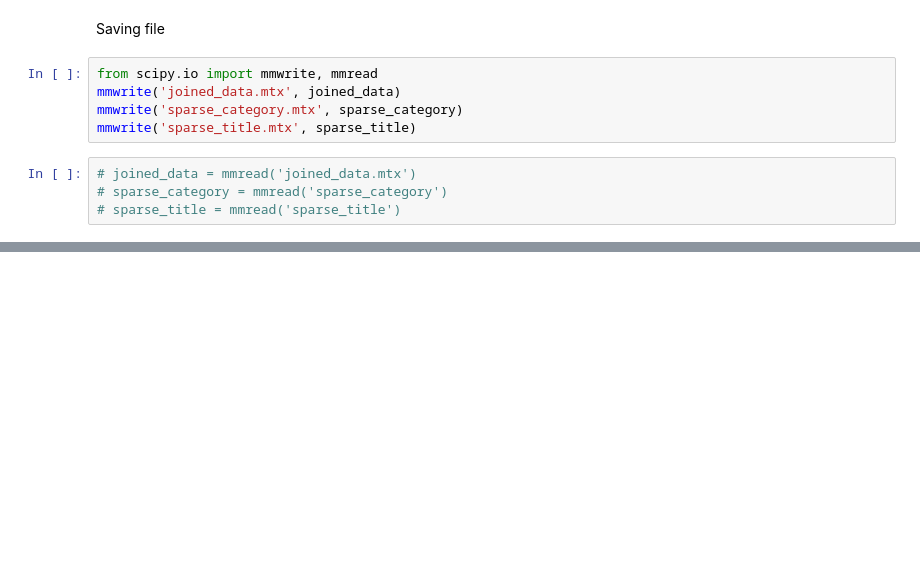
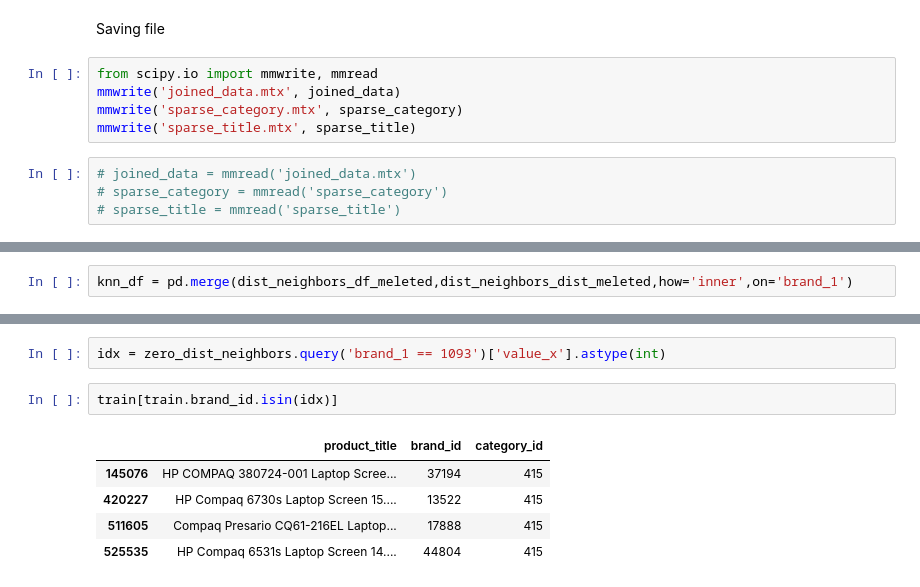
Before and after one commit to vumaasha/datamonster, a Jupyter notebook: notebooks/shanmuga.ipynb, the cells around one changed output, grey strips where cells are left out. Saved outputs shown, nothing was run; the diff lists cells and outputs as text; blank space fills up the shorter version.

```diff
--- a/notebooks/shanmuga.ipynb
+++ b/notebooks/shanmuga.ipynb
@@ -411,0 +217,2 @@ tree = KDTree(cat_brands_pivot.values, leaf_size=2)
+# %%
+knn_df = pd.merge(dist_neighbors_df_meleted,dist_neighbors_dist_meleted,how='inner',on='brand_1')
@@ -411,0 +234,10 @@ tree = KDTree(cat_brands_pivot.values, leaf_size=2)
+# %%
+idx = zero_dist_neighbors.query('brand_1 == 1093')['value_x'].astype(int)
+# %%
+train[train.brand_id.isin(idx)]
+# %% [output]
+|  | product_title | brand_id | category_id |
+| 145076 | HP COMPAQ 380724-001 Laptop Scree... | 37194 | 415 |
+| 420227 | HP Compaq 6730s Laptop Screen 15.... | 13522 | 415 |
+| 511605 | Compaq Presario CQ61-216EL Laptop... | 17888 | 415 |
+| 525535 | HP Compaq 6531s Laptop Screen 14.... | 44804 | 415 |
```
Also changed, not shown: parts of 75 cells of this notebook.
